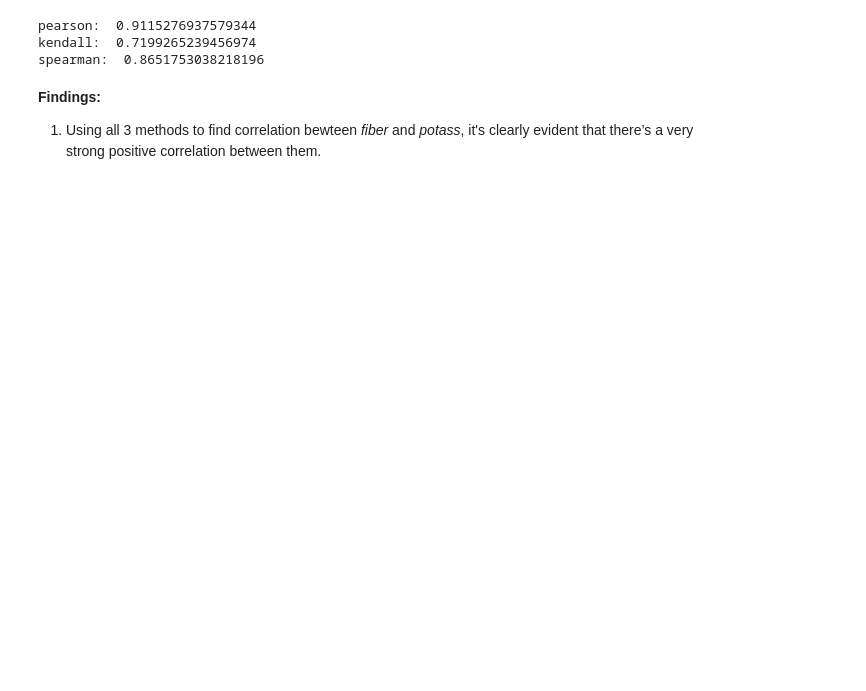
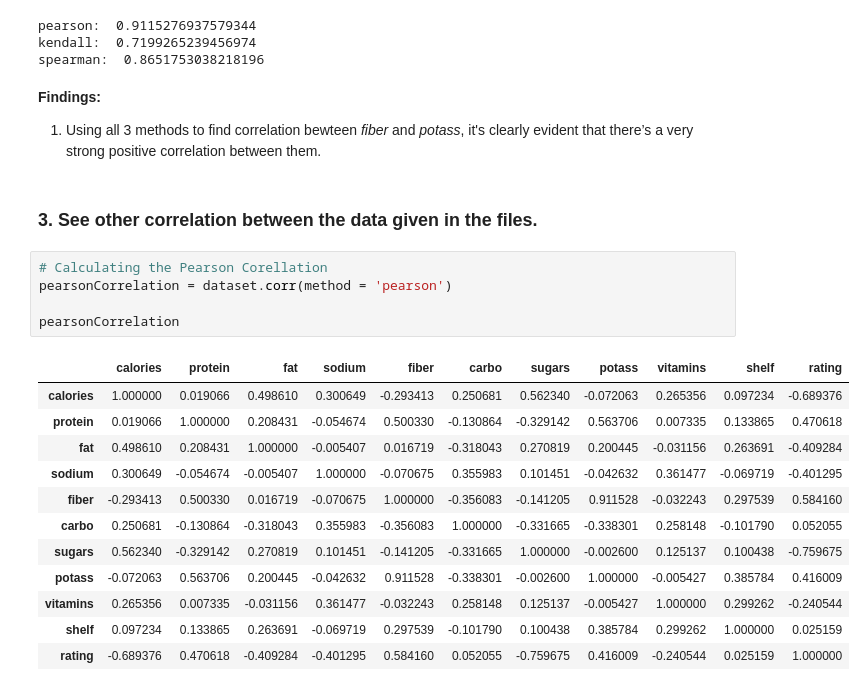
Before and after one commit to zaedulislam/Machine_Learning_Projects, a Jupyter notebook: Cereal/Cereal.ipynb, the cells around one changed output. Cells and saved outputs as stored; diff of their text form; blank space fills up the shorter version.

```diff
--- a/Cereal/Cereal.ipynb
+++ b/Cereal/Cereal.ipynb
@@ -100,3 +102,23 @@ spearman:  0.8651753038218196
 # %% [markdown]
 **Findings:**
 1. Using all 3 methods to find correlation bewteen *fiber* and *potass*, it's clearly evident that there’s a very strong positive correlation between them.
+# %% [markdown]
+### 3. See other correlation between the data given in the files.
+# %%
+# Calculating the Pearson Corellation
+pearsonCorrelation = dataset.corr(method = 'pearson')
+
+pearsonCorrelation
+# %% [output]
+|  | calories | protein | fat | sodium | fiber | carbo | sugars | potass | vitamins | shelf | rating |
+| calories | 1.000000 | 0.019066 | 0.498610 | 0.300649 | -0.293413 | 0.250681 | 0.562340 | -0.072063 | 0.265356 | 0.097234 | -0.689376 |
+| protein | 0.019066 | 1.000000 | 0.208431 | -0.054674 | 0.500330 | -0.130864 | -0.329142 | 0.563706 | 0.007335 | 0.133865 | 0.470618 |
+| fat | 0.498610 | 0.208431 | 1.000000 | -0.005407 | 0.016719 | -0.318043 | 0.270819 | 0.200445 | -0.031156 | 0.263691 | -0.409284 |
+| sodium | 0.300649 | -0.054674 | -0.005407 | 1.000000 | -0.070675 | 0.355983 | 0.101451 | -0.042632 | 0.361477 | -0.069719 | -0.401295 |
+| fiber | -0.293413 | 0.500330 | 0.016719 | -0.070675 | 1.000000 | -0.356083 | -0.141205 | 0.911528 | -0.032243 | 0.297539 | 0.584160 |
+| carbo | 0.250681 | -0.130864 | -0.318043 | 0.355983 | -0.356083 | 1.000000 | -0.331665 | -0.338301 | 0.258148 | -0.101790 | 0.052055 |
+| sugars | 0.562340 | -0.329142 | 0.270819 | 0.101451 | -0.141205 | -0.331665 | 1.000000 | -0.002600 | 0.125137 | 0.100438 | -0.759675 |
+| potass | -0.072063 | 0.563706 | 0.200445 | -0.042632 | 0.911528 | -0.338301 | -0.002600 | 1.000000 | -0.005427 | 0.385784 | 0.416009 |
+| vitamins | 0.265356 | 0.007335 | -0.031156 | 0.361477 | -0.032243 | 0.258148 | 0.125137 | -0.005427 | 1.000000 | 0.299262 | -0.240544 |
+| shelf | 0.097234 | 0.133865 | 0.263691 | -0.069719 | 0.297539 | -0.101790 | 0.100438 | 0.385784 | 0.299262 | 1.000000 | 0.025159 |
+| rating | -0.689376 | 0.470618 | -0.409284 | -0.401295 | 0.584160 | 0.052055 | -0.759675 | 0.416009 | -0.240544 | 0.025159 | 1.000000 |
```
Also changed, not shown: parts of 5 cells of this notebook.
